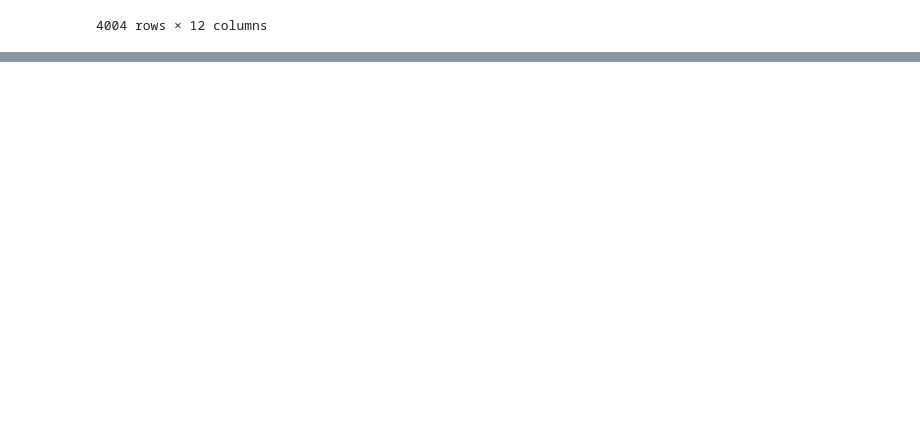
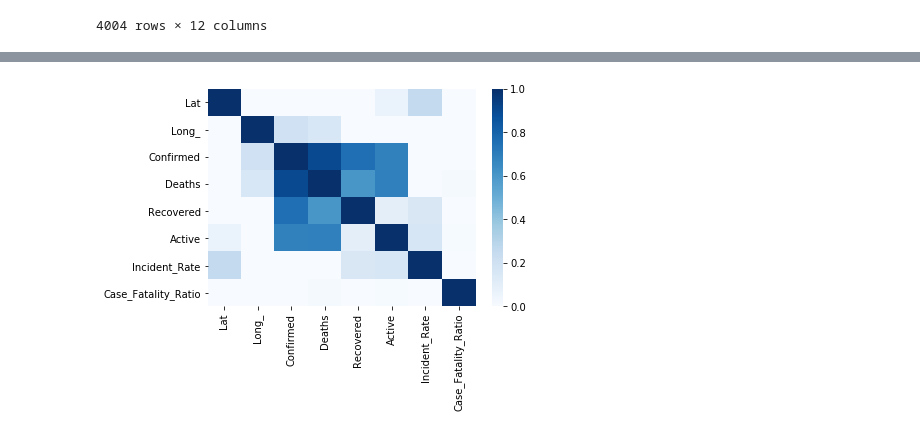
Before and after one commit to Eschaton315/CMPT-459-milestone-1, a Jupyter notebook: code/src/eda.ipynb, the cells around one changed output, grey strips where cells are left out. Drawn from its saved outputs; the diff is of its cells as text; code cells hidden in the pictures; blank space fills up the shorter version.

Commit message:
added a few plots

```diff
--- a/code/src/eda.ipynb
+++ b/code/src/eda.ipynb
@@ -24,0 +44,5 @@ location
+# %%
+ax = sns.heatmap(location.corr(),vmin=0,vmax=1,cmap='Blues')
+plt.show()
+# %% [output]
+[figure, added]
```
Also changed, not shown: parts of 9 cells of this notebook.
